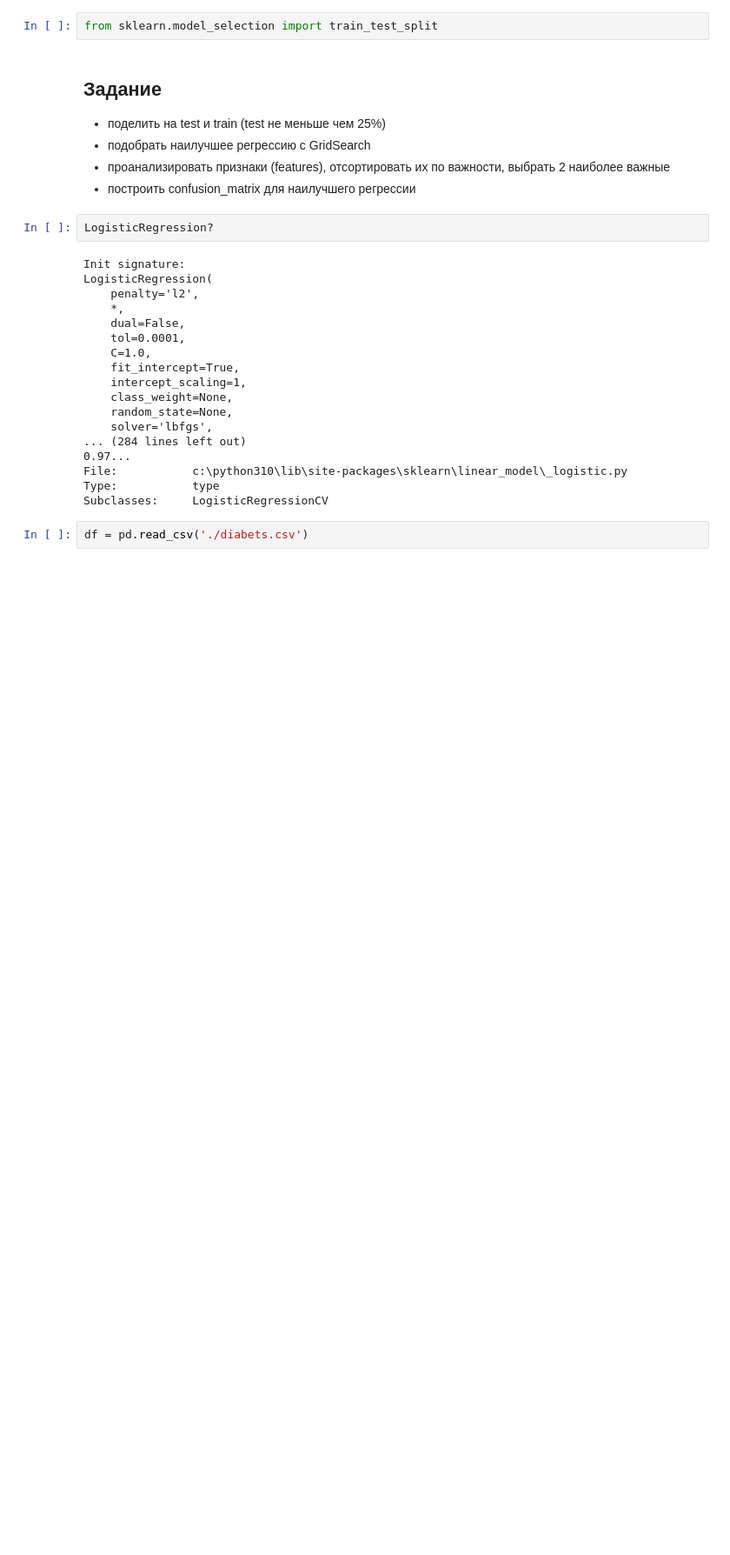
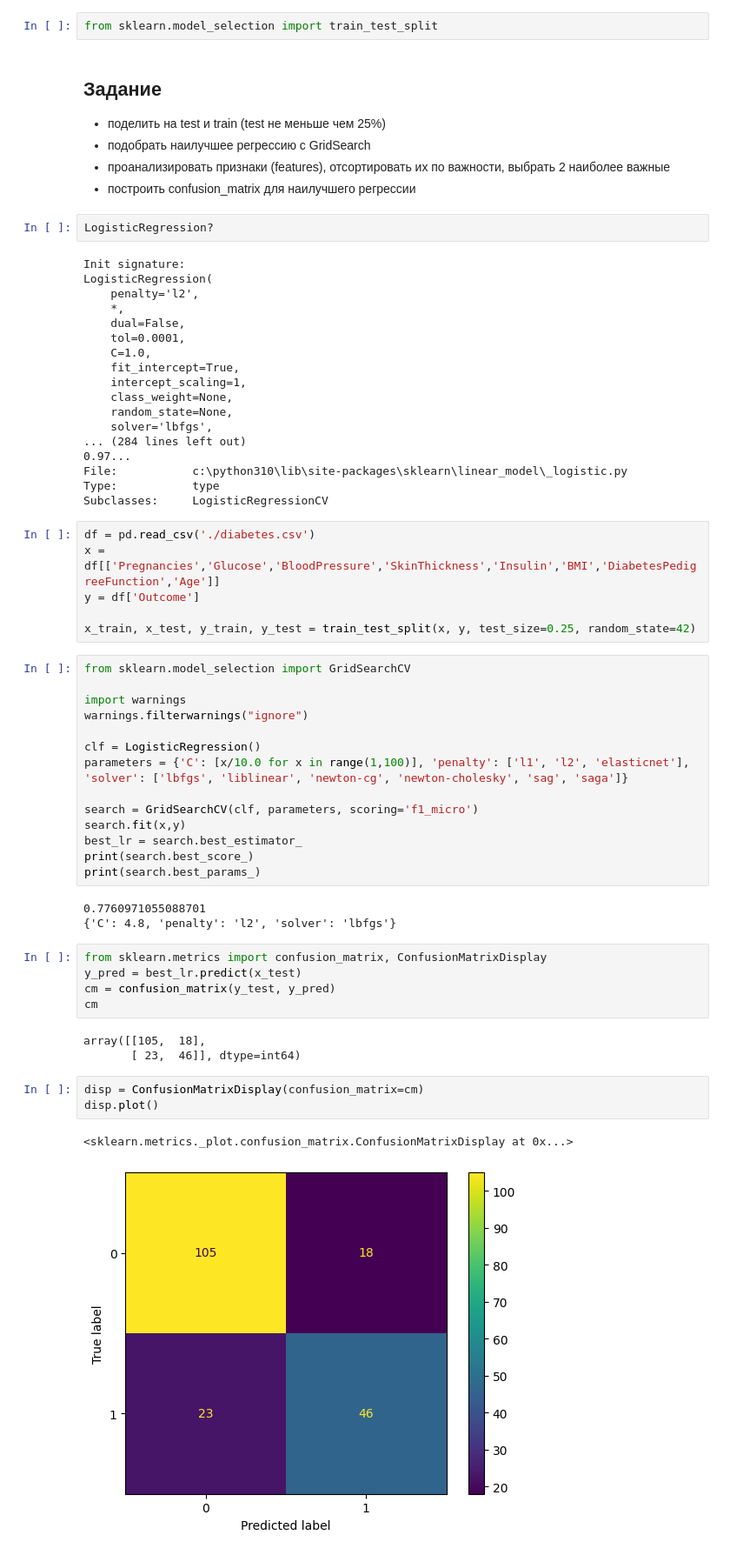
Before and after one commit to DagalSV/clone_BigData_2024, a Jupyter notebook: scikit/scikit-diabet.ipynb, the cells around one changed output. Shown at 87% size. Cells and saved outputs as stored; diff of their text form; blank space fills up the shorter version.

```diff
--- a/scikit/scikit-diabet.ipynb
+++ b/scikit/scikit-diabet.ipynb
@@ -46,4 +46,39 @@ File:           c:\python310\lib\site-packages\sklearn\linear_model\_logistic.py
 Type:           type
 Subclasses:     LogisticRegressionCV
 # %%
-df = pd.read_csv('./diabets.csv')
+df = pd.read_csv('./diabetes.csv')
+x = df[['Pregnancies','Glucose','BloodPressure','SkinThickness','Insulin','BMI','DiabetesPedigreeFunction','Age']]
+y = df['Outcome']
+
+x_train, x_test, y_train, y_test = train_test_split(x, y, test_size=0.25, random_state=42)
+# %%
+from sklearn.model_selection import GridSearchCV
+
+import warnings
+warnings.filterwarnings("ignore")
+
+clf = LogisticRegression()
+parameters = {'C': [x/10.0 for x in range(1,100)], 'penalty': ['l1', 'l2', 'elasticnet'], 'solver': ['lbfgs', 'liblinear', 'newton-cg', 'newton-cholesky', 'sag', 'saga']}
+
+search = GridSearchCV(clf, parameters, scoring='f1_micro')
+search.fit(x,y)
+best_lr = search.best_estimator_
+print(search.best_score_)
+print(search.best_params_)
+# %% [output]
+0.7760971055088701
+{'C': 4.8, 'penalty': 'l2', 'solver': 'lbfgs'}
+# %%
+from sklearn.metrics import confusion_matrix, ConfusionMatrixDisplay
+y_pred = best_lr.predict(x_test)
+cm = confusion_matrix(y_test, y_pred)
+cm
+# %% [output]
+array([[105,  18],
+       [ 23,  46]], dtype=int64)
+# %%
+disp = ConfusionMatrixDisplay(confusion_matrix=cm)
+disp.plot()
+# %% [output]
+<sklearn.metrics._plot.confusion_matrix.ConfusionMatrixDisplay at 0x...>
+[figure, added]
```
